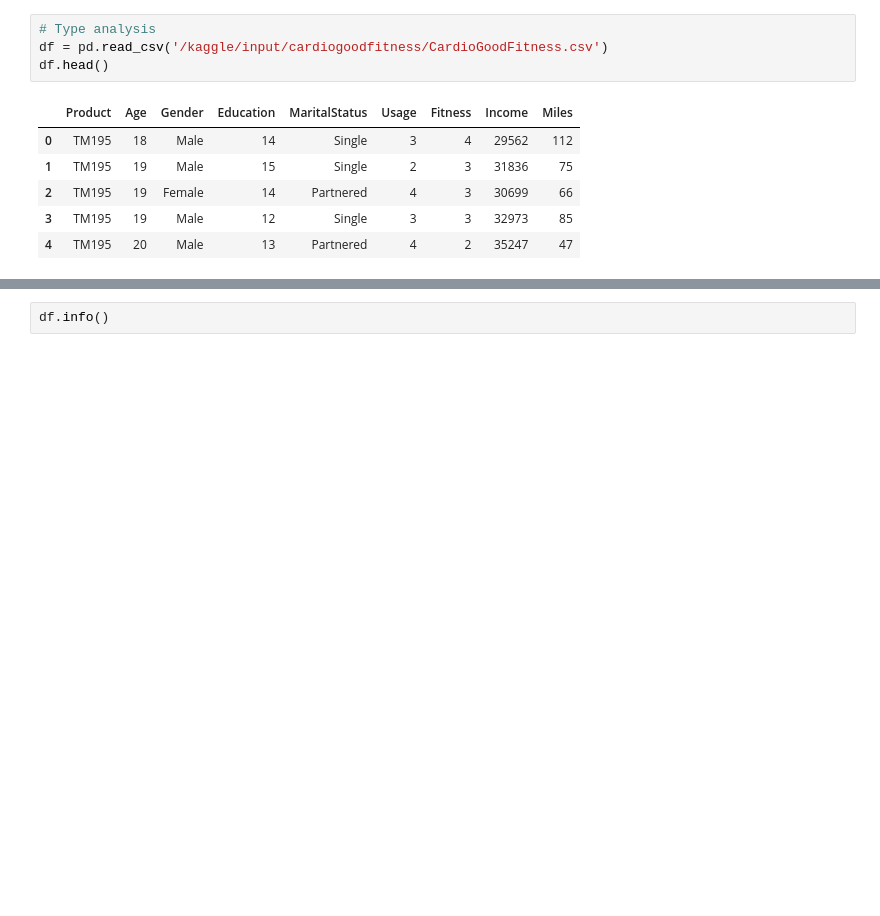
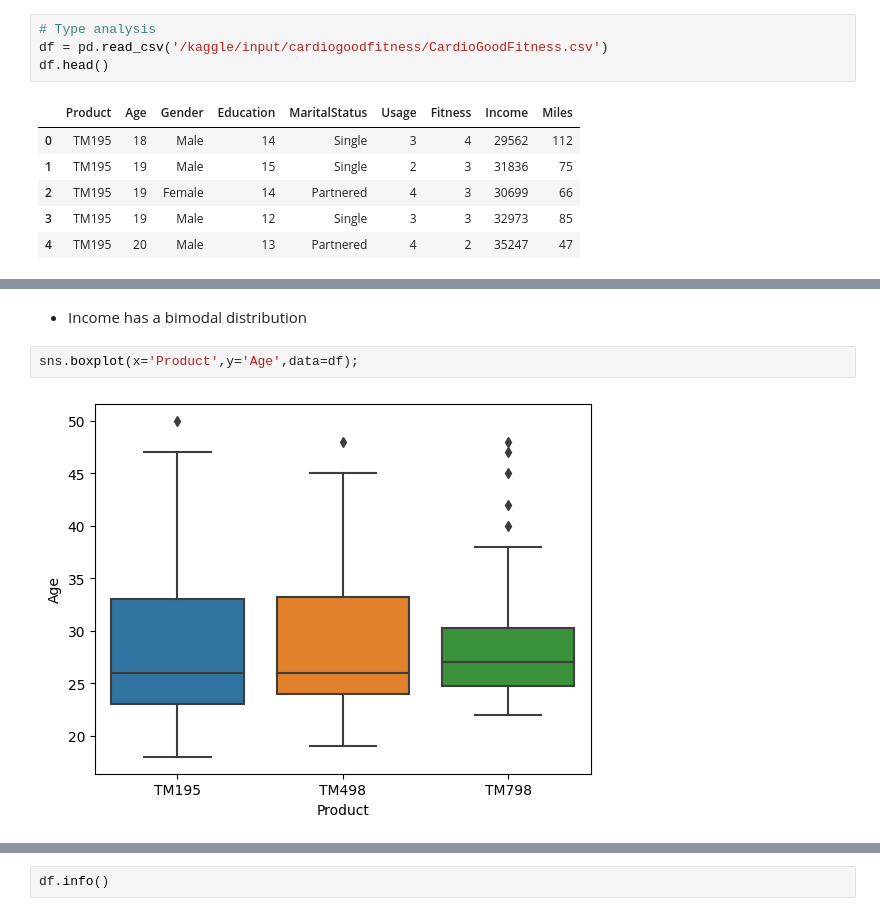
Before and after one commit to bcvilnrotter/kaggle-repos, a Jupyter notebook: cardiogoodfitness.ipynb, the cells around one changed output, grey strips where cells are left out. Saved outputs shown, nothing was run; the diff lists cells and outputs as text; blank space fills up the shorter version.

```diff
--- a/cardiogoodfitness.ipynb
+++ b/cardiogoodfitness.ipynb
@@ -64,0 +69,6 @@ df.head()
+# %% [markdown]
+* Income has a bimodal distribution
+# %%
+sns.boxplot(x='Product',y='Age',data=df);
+# %% [output]
+[figure, added]
```
Also changed, not shown: parts of 10 cells of this notebook.
